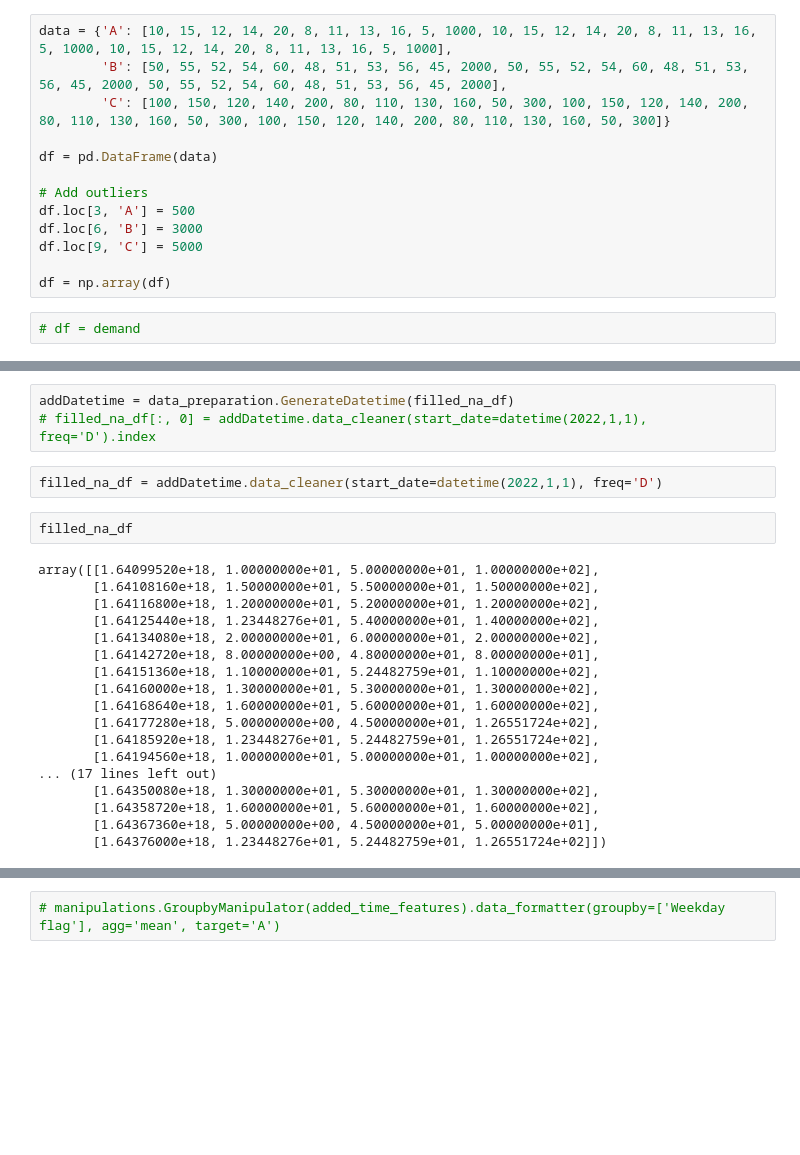
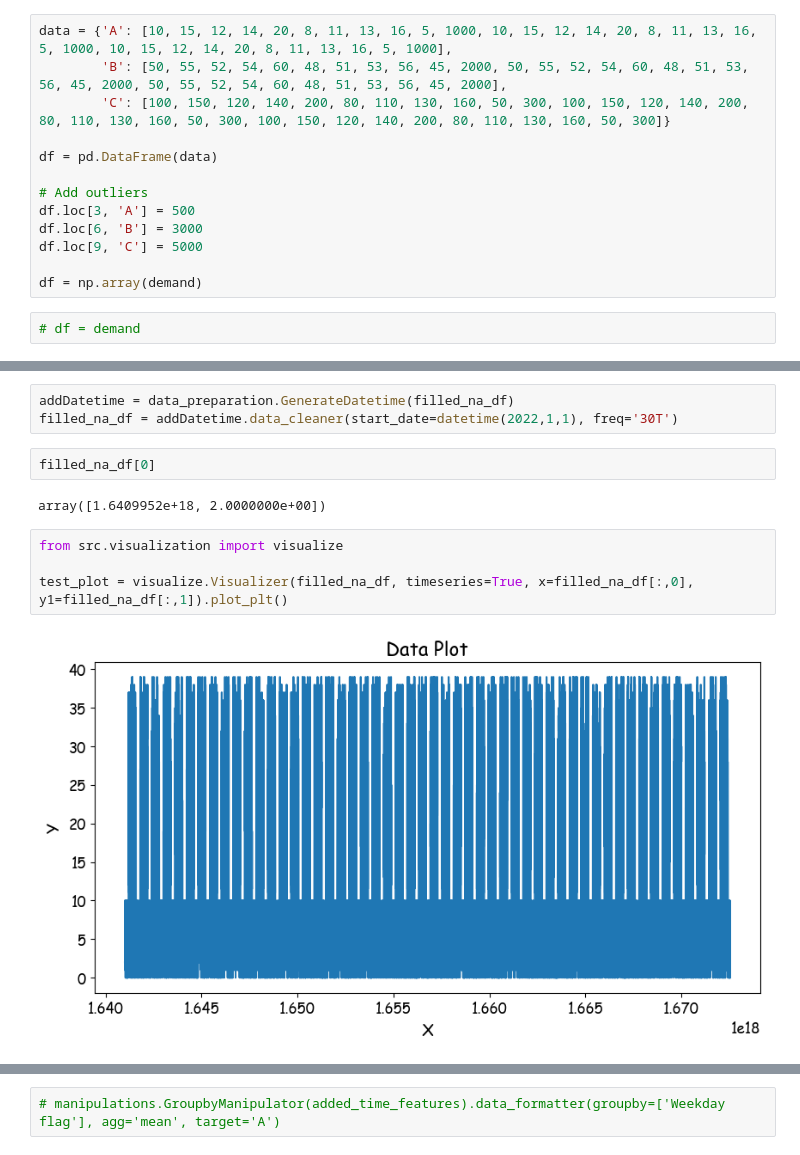
Before and after one commit to empowering-energy-solutions-ltd/e2sviz, a Jupyter notebook: notebooks/testing_notebook.ipynb, the cells around one changed output, grey strips where cells are left out. Cells and saved outputs as stored; diff of their text form; blank space fills up the shorter version.

Commit message:
Task: added manipulations and started plotting

```diff
--- a/notebooks/testing_notebook.ipynb
+++ b/notebooks/testing_notebook.ipynb
@@ -80,7 +93,7 @@ df.loc[3, 'A'] = 500
 df.loc[6, 'B'] = 3000
 df.loc[9, 'C'] = 5000
 
-df = np.array(df)
+df = np.array(demand)
 # %%
 # df = demand
 # %%
@@ -133,28 +139,16 @@ array([[ 10.        ,  50.        , 100.        ],
 # %%
 addDatetime = data_preparation.GenerateDatetime(filled_na_df)
-# filled_na_df[:, 0] = addDatetime.data_cleaner(start_date=datetime(2022,1,1), freq='D').index
+filled_na_df = addDatetime.data_cleaner(start_date=datetime(2022,1,1), freq='30T')
-# %%
-filled_na_df = addDatetime.data_cleaner(start_date=datetime(2022,1,1), freq='D')
 # %%
-filled_na_df
+filled_na_df[0]
 # %% [output]
-array([[1.64099520e+18, 1.00000000e+01, 5.00000000e+01, 1.00000000e+02],
-       [1.64108160e+18, 1.50000000e+01, 5.50000000e+01, 1.50000000e+02],
-       [1.64116800e+18, 1.20000000e+01, 5.20000000e+01, 1.20000000e+02],
-       [1.64125440e+18, 1.23448276e+01, 5.40000000e+01, 1.40000000e+02],
-       [1.64134080e+18, 2.00000000e+01, 6.00000000e+01, 2.00000000e+02],
-       [1.64142720e+18, 8.00000000e+00, 4.80000000e+01, 8.00000000e+01],
-       [1.64151360e+18, 1.10000000e+01, 5.24482759e+01, 1.10000000e+02],
-       [1.64160000e+18, 1.30000000e+01, 5.30000000e+01, 1.30000000e+02],
-       [1.64168640e+18, 1.60000000e+01, 5.60000000e+01, 1.60000000e+02],
-       [1.64177280e+18, 5.00000000e+00, 4.50000000e+01, 1.26551724e+02],
-       [1.64185920e+18, 1.23448276e+01, 5.24482759e+01, 1.26551724e+02],
-       [1.64194560e+18, 1.00000000e+01, 5.00000000e+01, 1.00000000e+02],
-... (17 lines left out)
-       [1.64350080e+18, 1.30000000e+01, 5.30000000e+01, 1.30000000e+02],
-       [1.64358720e+18, 1.60000000e+01, 5.60000000e+01, 1.60000000e+02],
-       [1.64367360e+18, 5.00000000e+00, 4.50000000e+01, 5.00000000e+01],
-       [1.64376000e+18, 1.23448276e+01, 5.24482759e+01, 1.26551724e+02]])
+array([1.6409952e+18, 2.0000000e+00])
+# %%
+from src.visualization import visualize
+
+test_plot = visualize.Visualizer(filled_na_df, timeseries=True, x=filled_na_df[:,0], y1=filled_na_df[:,1]).plot_plt()
+# %% [output]
+[figure, added]
 # %%
 manipulations.ResampleManipulator(filled_na_df).data_formatter('M', 'sum')
 # %% [output]
```
Also changed, not shown: parts of 20 cells of this notebook, 5 other files.
